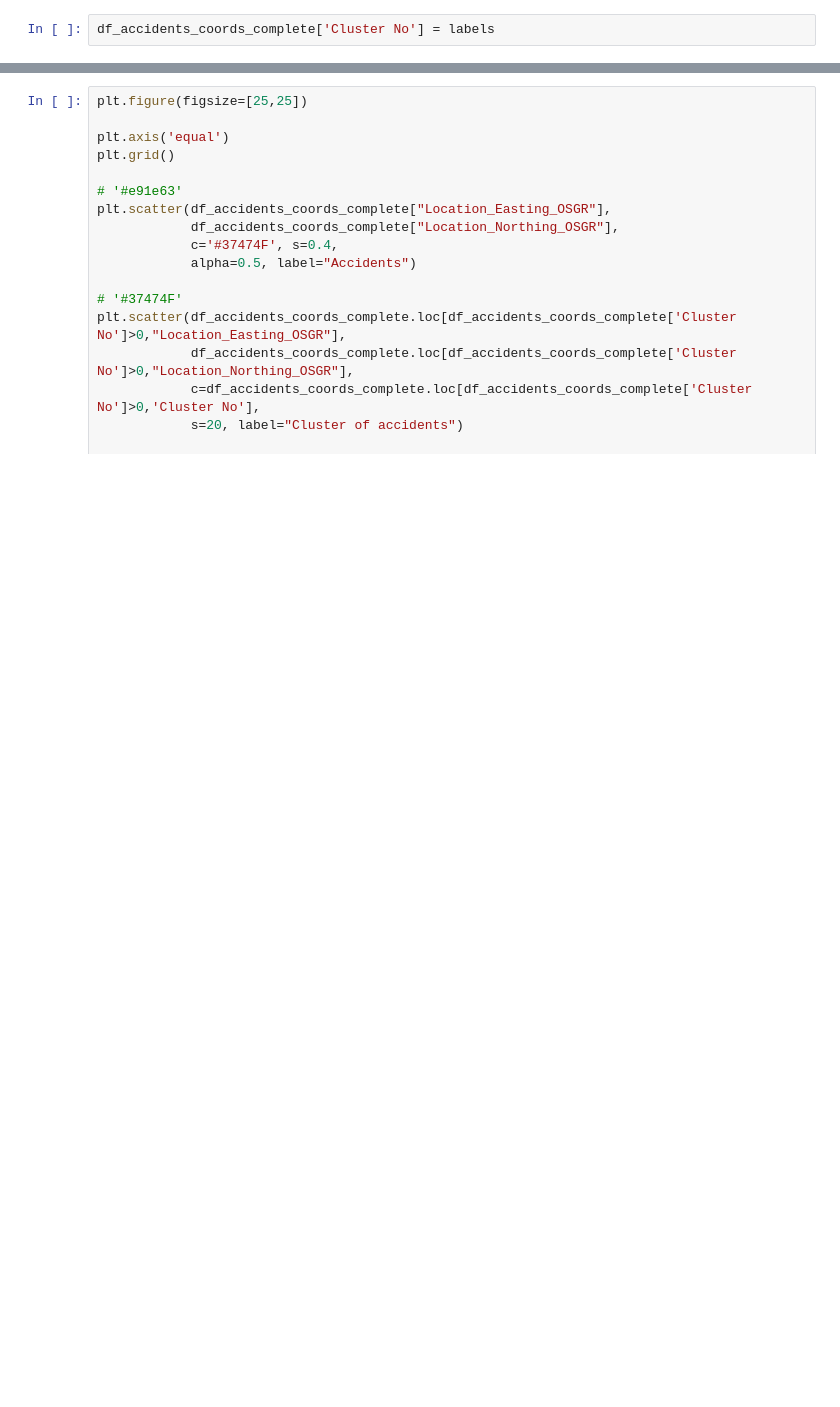
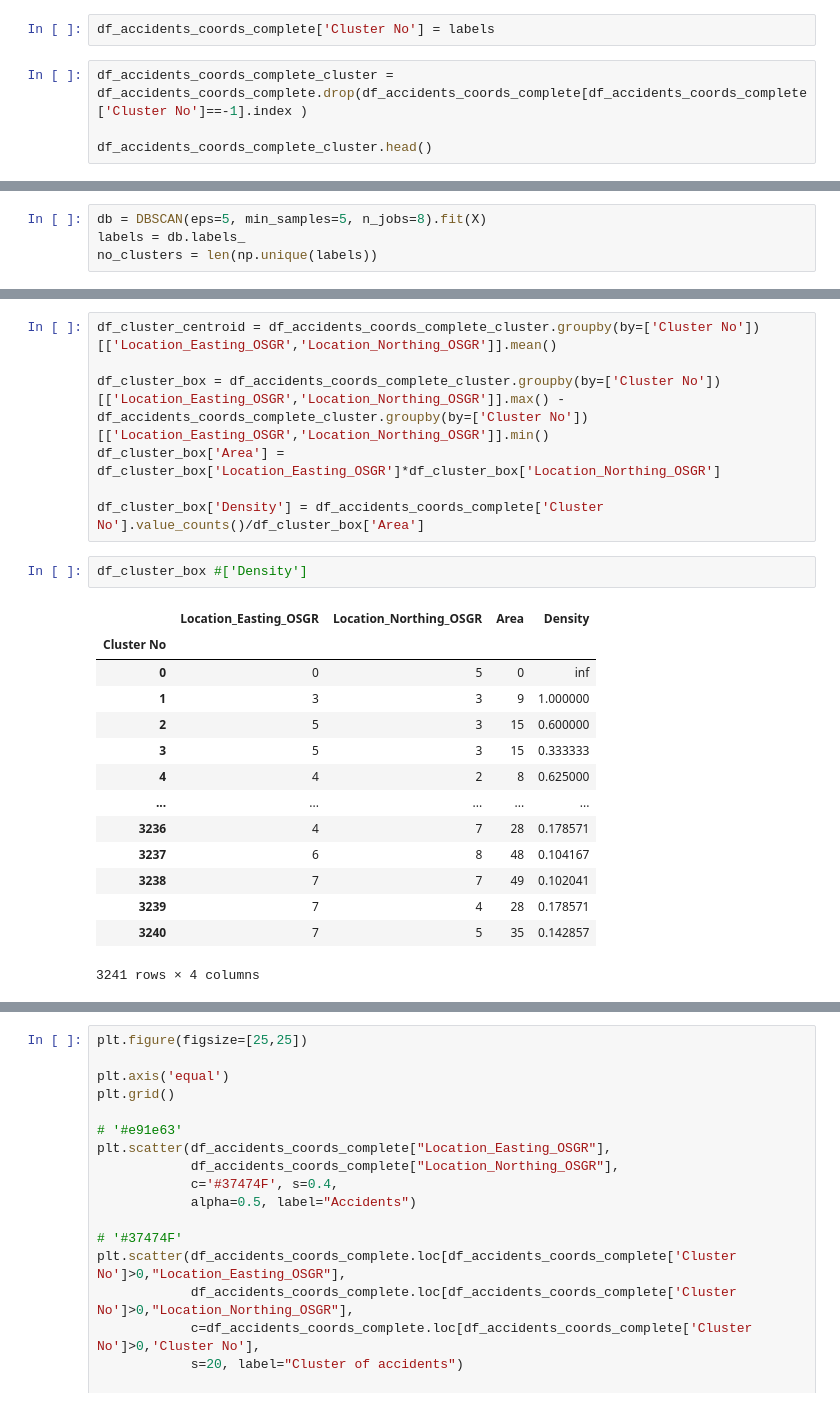
Before and after one commit to GaborJenei/DS-Stackoverflow-Survey, a Jupyter notebook: 01_Intro_to_DS/3_BlogPost/Udacity DSND Project1.ipynb, the cells around one changed output, grey strips where cells are left out. Saved outputs shown, nothing was run; the diff lists cells and outputs as text; blank space fills up the shorter version.

```diff
--- a/01_Intro_to_DS/3_BlogPost/Udacity DSND Project1.ipynb
+++ b/01_Intro_to_DS/3_BlogPost/Udacity DSND Project1.ipynb
@@ -386,2 +308,6 @@ len(np.unique(labels))
 # %%
 df_accidents_coords_complete['Cluster No'] = labels
+# %%
+df_accidents_coords_complete_cluster = df_accidents_coords_complete.drop(df_accidents_coords_complete[df_accidents_coords_complete['Cluster No']==-1].index )
+
+df_accidents_coords_complete_cluster.head()
@@ -387,0 +381,4 @@ df_accidents_coords_complete['Cluster No'] = labels
+# %%
+db = DBSCAN(eps=5, min_samples=5, n_jobs=8).fit(X)
+labels = db.labels_
+no_clusters = len(np.unique(labels))
@@ -387,0 +393,24 @@ df_accidents_coords_complete['Cluster No'] = labels
+# %%
+df_cluster_centroid = df_accidents_coords_complete_cluster.groupby(by=['Cluster No'])[['Location_Easting_OSGR','Location_Northing_OSGR']].mean()
+
+df_cluster_box = df_accidents_coords_complete_cluster.groupby(by=['Cluster No'])[['Location_Easting_OSGR','Location_Northing_OSGR']].max() - df_accidents_coords_complete_cluster.groupby(by=['Cluster No'])[['Location_Easting_OSGR','Location_Northing_OSGR']].min()
+df_cluster_box['Area'] = df_cluster_box['Location_Easting_OSGR']*df_cluster_box['Location_Northing_OSGR']
+
+df_cluster_box['Density'] = df_accidents_coords_complete['Cluster No'].value_counts()/df_cluster_box['Area']
+# %%
+df_cluster_box #['Density']
+# %% [output]
+|  | Location_Easting_OSGR | Location_Northing_OSGR | Area | Density |
+| Cluster No |  |  |  |  |
+| 0 | 0 | 5 | 0 | inf |
+| 1 | 3 | 3 | 9 | 1.000000 |
+| 2 | 5 | 3 | 15 | 0.600000 |
+| 3 | 5 | 3 | 15 | 0.333333 |
+| 4 | 4 | 2 | 8 | 0.625000 |
+| ... | ... | ... | ... | ... |
+| 3236 | 4 | 7 | 28 | 0.178571 |
+| 3237 | 6 | 8 | 48 | 0.104167 |
+| 3238 | 7 | 7 | 49 | 0.102041 |
+| 3239 | 7 | 4 | 28 | 0.178571 |
+| 3240 | 7 | 5 | 35 | 0.142857 |
+3241 rows × 4 columns
```
Also changed, not shown: parts of 29 cells of this notebook.
